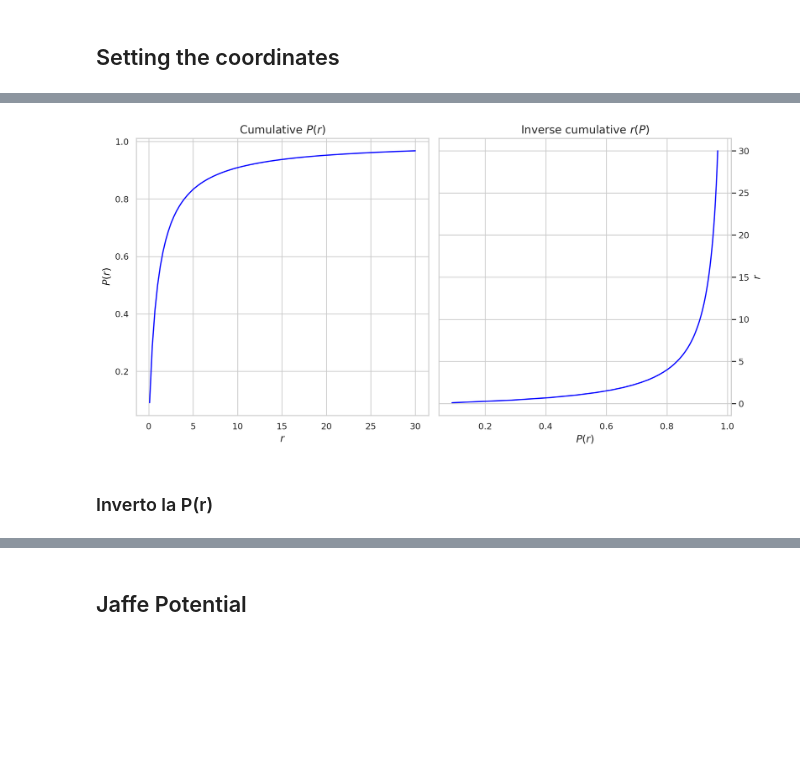
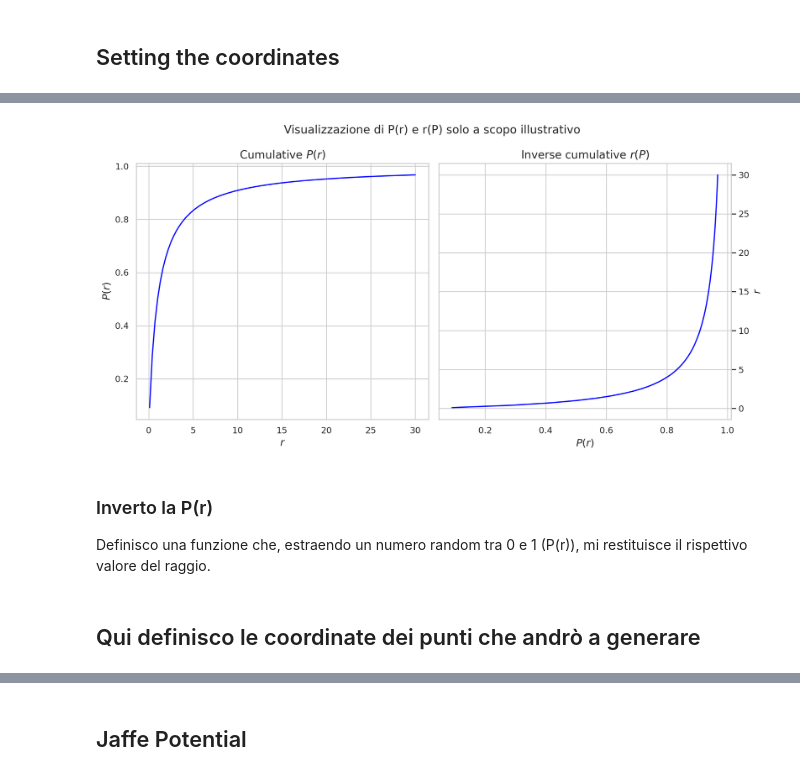
Before and after one commit to SimoneArienti/Galaxies-and-Dynamics, a Jupyter notebook: Project/Jaffe Setup.ipynb, the cells around one changed output, grey strips where cells are left out. Saved outputs shown, nothing was run; the diff lists cells and outputs as text; code cells hidden in the pictures; blank space fills up the shorter version.

```diff
--- a/Project/Jaffe Setup.ipynb
+++ b/Project/Jaffe Setup.ipynb
@@ -143,34 +107,39 @@ array([ 0.1       ,  0.4020202 ,  0.7040404 ,  1.00606061,  1.30808081,
 # %%
 # Set Seaborn style
 sns.set(style="whitegrid")
 
 fig, ax = plt.subplots(1, 2, tight_layout=True, figsize=(12, 6))
 
 sns.lineplot(x=raggi, y=P_r, ax=ax[0], color='blue')
 ax[0].set_title(r'Cumulative $P(r)$', fontsize=14)
 ax[0].set_xlabel(r'$r$', fontsize=13)
 ax[0].set_ylabel(r'$P(r)$', fontsize=13)
 
 sns.lineplot(x=P_r, y=raggi, ax=ax[1], color='blue')
 ax[1].set_title(r'Inverse cumulative $r(P)$', fontsize=14)
 ax[1].set_xlabel(r'$P(r)$', fontsize=13)
 ax[1].set_ylabel(r'$r$', fontsize=13)
 
 # Adjust spacing between subplots
 plt.subplots_adjust(wspace=0.5)
 
 # Common y-axis label
 ax[1].yaxis.tick_right()
 ax[1].yaxis.set_label_position("right")
 
+fig.suptitle('Visualizzazione di P(r) e r(P) solo a scopo illustrativo')
+
 plt.show()
 # %% [output]
-[figure, old version]
+[figure, new version]
 # %% [markdown]
 ### Inverto la P(r)
+Definisco una funzione che, estraendo un numero random tra 0 e 1 (P(r)), mi restituisce il rispettivo valore del raggio.
 # %%
 def find_radii(Rs, N):
     c = np.random.uniform(0, max(P_r), size=N)
     return (c * Rs) / (1 - c)
+# %% [markdown]
+## Qui definisco le coordinate dei punti che andrò a generare
 # %%
 Rays = find_radii(Rs, N)
```
Also changed, not shown: parts of 41 cells of this notebook.
